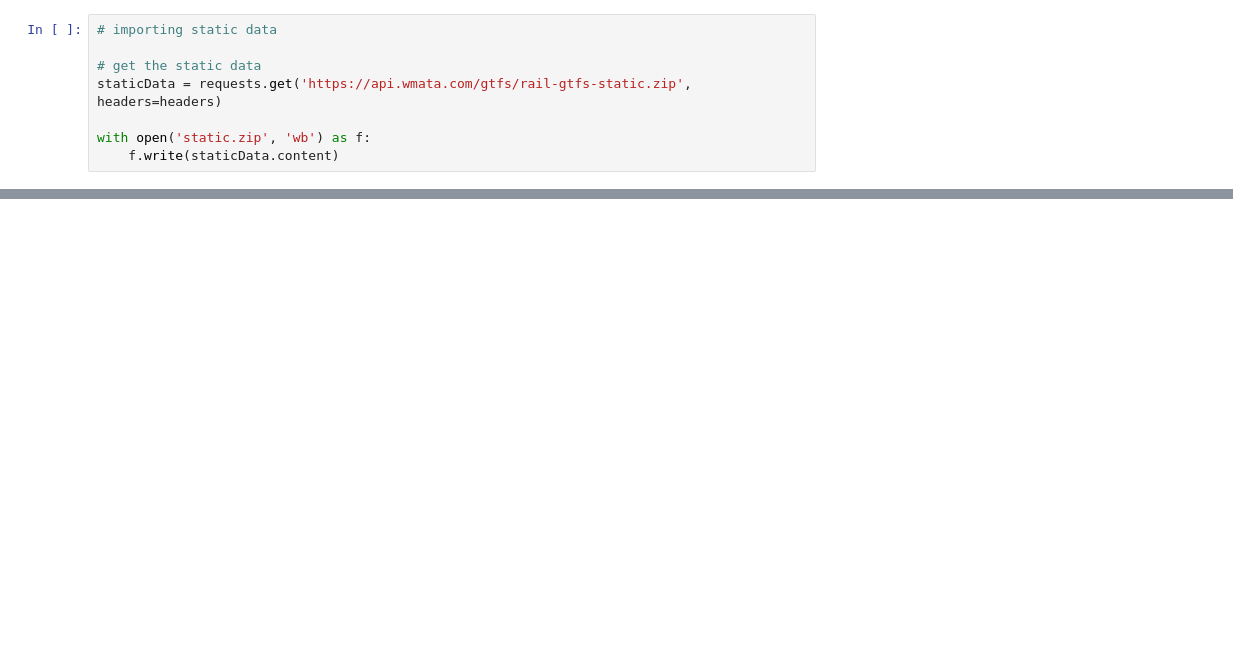
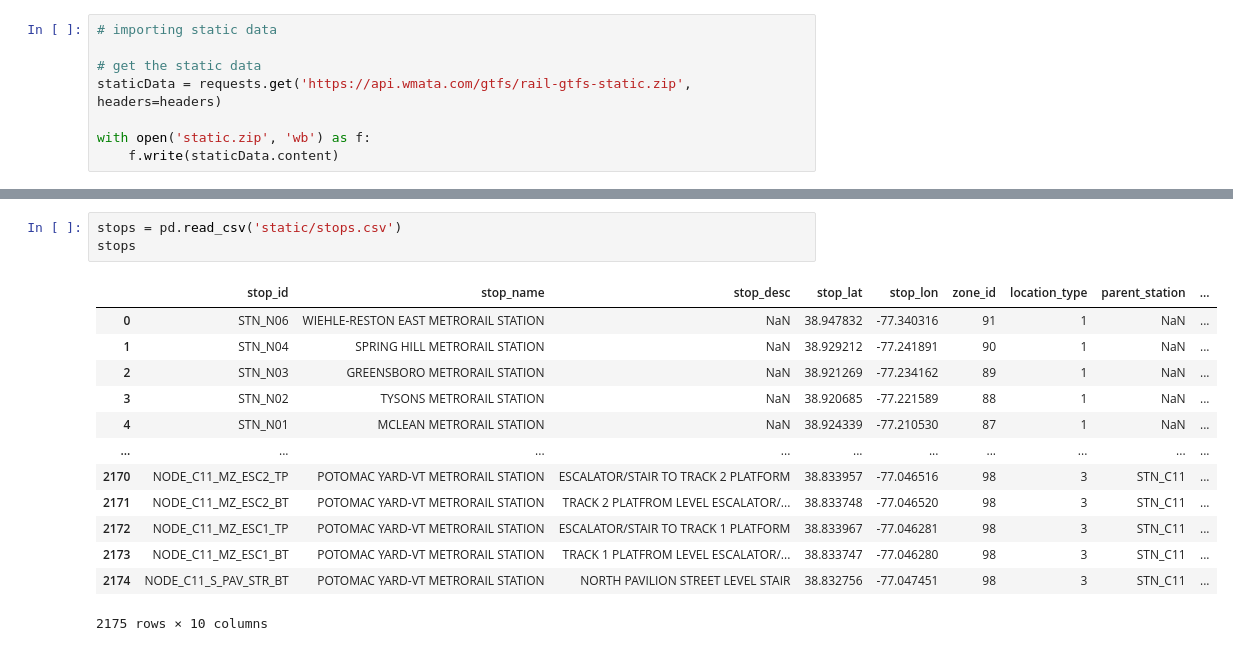
Before and after one commit to majdyousof/fyp, a Jupyter notebook: dataCollection.ipynb, the cells around one changed output, grey strips where cells are left out. Saved outputs shown, nothing was run; the diff lists cells and outputs as text; blank space fills up the shorter version.

```diff
--- a/dataCollection.ipynb
+++ b/dataCollection.ipynb
@@ -81,0 +137,17 @@ print(MessageToJson(feed2))
+# %%
+stops = pd.read_csv('static/stops.csv')
+stops
+# %% [output]
+|  | stop_id | stop_name | stop_desc | stop_lat | stop_lon | zone_id | location_type | parent_station | ... |
+| 0 | STN_N06 | WIEHLE-RESTON EAST METRORAIL STATION | NaN | 38.947832 | -77.340316 | 91 | 1 | NaN | ... |
+| 1 | STN_N04 | SPRING HILL METRORAIL STATION | NaN | 38.929212 | -77.241891 | 90 | 1 | NaN | ... |
+| 2 | STN_N03 | GREENSBORO METRORAIL STATION | NaN | 38.921269 | -77.234162 | 89 | 1 | NaN | ... |
+| 3 | STN_N02 | TYSONS METRORAIL STATION | NaN | 38.920685 | -77.221589 | 88 | 1 | NaN | ... |
+| 4 | STN_N01 | MCLEAN METRORAIL STATION | NaN | 38.924339 | -77.210530 | 87 | 1 | NaN | ... |
+| ... | ... | ... | ... | ... | ... | ... | ... | ... | ... |
+| 2170 | NODE_C11_MZ_ESC2_TP | POTOMAC YARD-VT METRORAIL STATION | ESCALATOR/STAIR TO TRACK 2 PLATFORM | 38.833957 | -77.046516 | 98 | 3 | STN_C11 | ... |
+| 2171 | NODE_C11_MZ_ESC2_BT | POTOMAC YARD-VT METRORAIL STATION | TRACK 2 PLATFROM LEVEL ESCALATOR/... | 38.833748 | -77.046520 | 98 | 3 | STN_C11 | ... |
+| 2172 | NODE_C11_MZ_ESC1_TP | POTOMAC YARD-VT METRORAIL STATION | ESCALATOR/STAIR TO TRACK 1 PLATFORM | 38.833967 | -77.046281 | 98 | 3 | STN_C11 | ... |
+| 2173 | NODE_C11_MZ_ESC1_BT | POTOMAC YARD-VT METRORAIL STATION | TRACK 1 PLATFROM LEVEL ESCALATOR/... | 38.833747 | -77.046280 | 98 | 3 | STN_C11 | ... |
+| 2174 | NODE_C11_S_PAV_STR_BT | POTOMAC YARD-VT METRORAIL STATION | NORTH PAVILION STREET LEVEL STAIR | 38.832756 | -77.047451 | 98 | 3 | STN_C11 | ... |
+2175 rows × 10 columns
```
Also changed, not shown: parts of 10 cells of this notebook, 13 other files.
